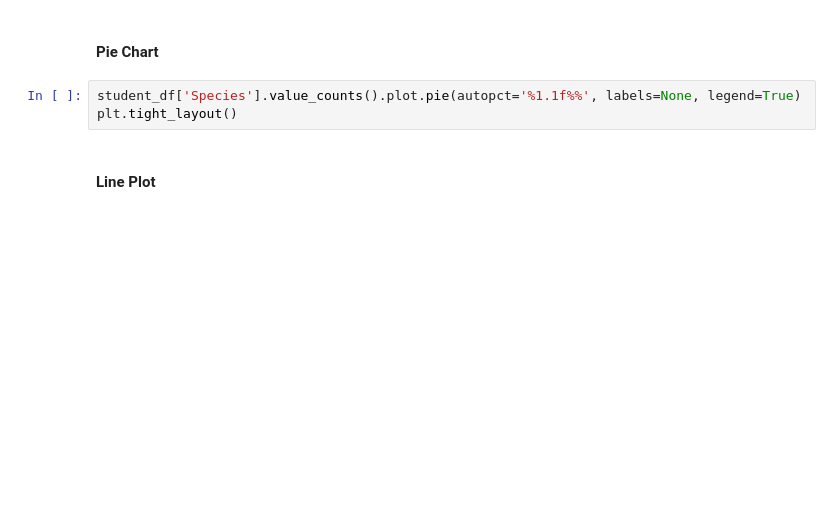
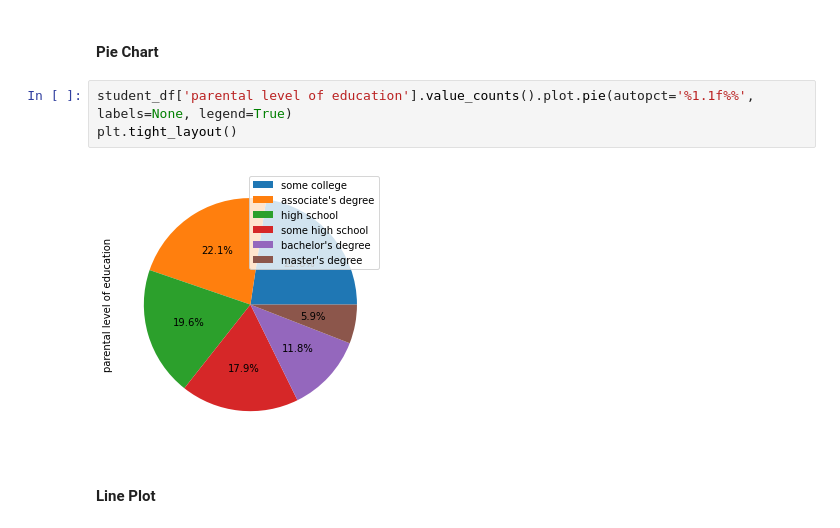
Before and after one commit to bagasadif/StudentPerformance-EDA, a Jupyter notebook: StudentsPerformance_EDA_Visualisation_Classification.ipynb, the cells around one changed output. Cells and saved outputs as stored; diff of their text form; blank space fills up the shorter version.

```diff
--- a/StudentsPerformance_EDA_Visualisation_Classification.ipynb
+++ b/StudentsPerformance_EDA_Visualisation_Classification.ipynb
@@ -171,8 +177,10 @@ plt.tight_layout()
 # %% [markdown]
 #### Pie Chart
 # %%
-student_df['Species'].value_counts().plot.pie(autopct='%1.1f%%', labels=None, legend=True)
+student_df['parental level of education'].value_counts().plot.pie(autopct='%1.1f%%', labels=None, legend=True)
 plt.tight_layout()
+# %% [output]
+[figure, added]
 # %% [markdown]
 #### Line Plot
 # %%
```
Also changed, not shown: parts of 11 cells of this notebook.
